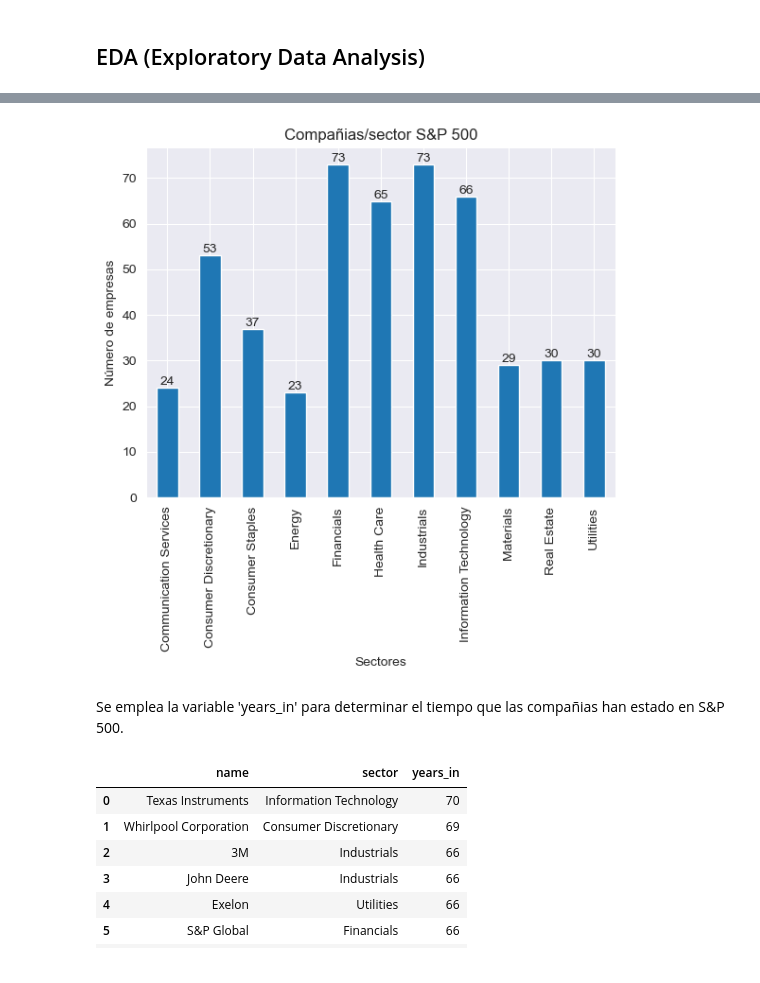
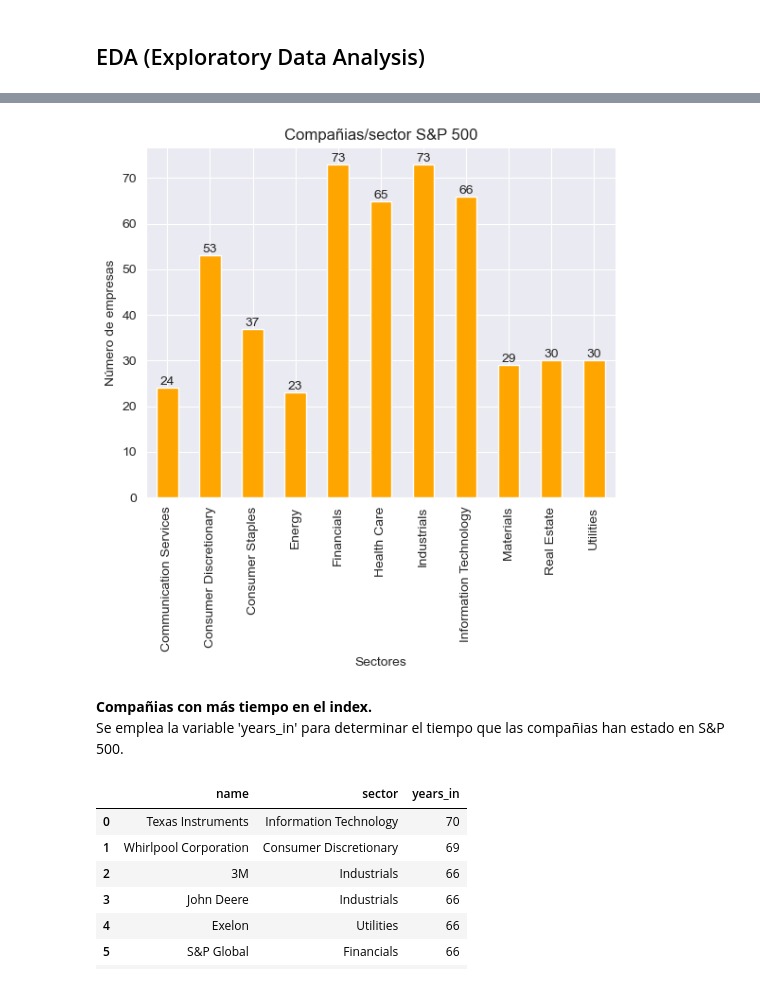
Before and after one commit to jospinoponce/AnalisisDeMercadoSP500, a Jupyter notebook: Notebooks/2.EDA_report.ipynb, the cells around one changed output, grey strips where cells are left out. Drawn from its saved outputs; the diff is of its cells as text; code cells hidden in the pictures.

```diff
--- a/Notebooks/2.EDA_report.ipynb
+++ b/Notebooks/2.EDA_report.ipynb
@@ -9,5 +12,6 @@ import warnings
 # %%
 # Se cargan los datasets creados
 
-df=pd.read_csv("../datasets/df.csv")
-df_day=pd.read_csv("../datasets/df_day.csv")
+df_año=pd.read_csv("../datasets/df_año.csv")  # dataset #1
+df_day=pd.read_csv("../datasets/df_day.csv")  # dataset #2
+df_all=pd.read_csv("../datasets/df_all.csv")  # dataset #3
@@ -72,25 +206,27 @@ df
 # %%
 # Se grafica la cantidad de compañias por sector
 
 
-# Tema para los graficos
 sns.set_style("darkgrid")
 
-empresas_por_sector = df.groupby('sector')['sym'].nunique()
-empresas_por_sector.plot(kind='bar')
+# Calidad de imagen
+plt.rcParams['figure.dpi'] = 100
+
+empresas_por_sector = df_año.groupby('sector')['sym'].nunique()
+ax = empresas_por_sector.plot(kind='bar', color='orange')
 
 # Etiquetas de barras
 for i, v in enumerate(empresas_por_sector.values):
-    plt.text(i, v, str(v), ha='center', va='bottom')
-
+    ax.text(i, v, str(v), ha='center', va='bottom')
 
 plt.title('Compañias/sector S&P 500')
 plt.xlabel('Sectores')
 plt.ylabel('Número de empresas')
 plt.show()
 # %% [output]
-[figure, old version]
+[figure, new version]
 # %% [markdown]
+**Compañias con más tiempo en el index.**<br>
 Se emplea la variable 'years_in' para determinar el tiempo que las compañias han estado en S&P 500.
 # %%
 # Top 10 compañias con mayor tiempo en S&P 500
```
Also changed, not shown: parts of 31 cells of this notebook, 6 other files.
